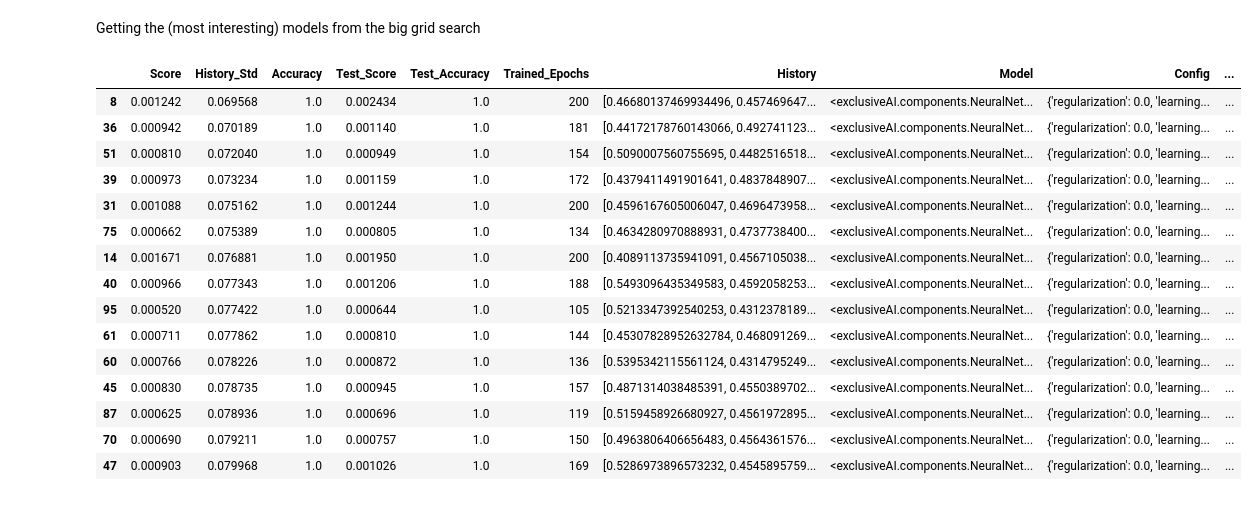
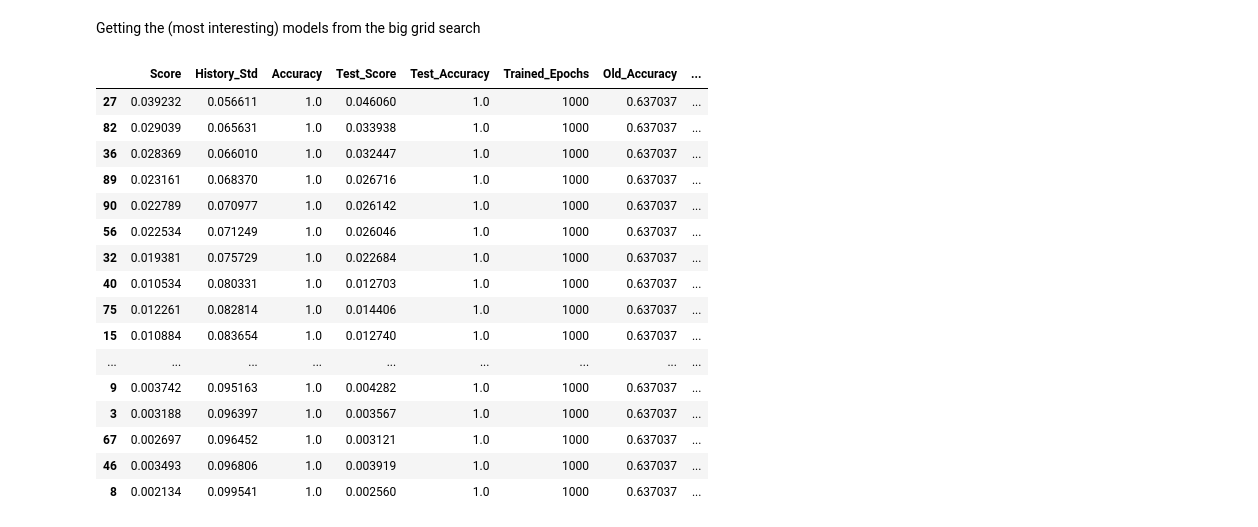
Before and after one commit to exclusiveAI/MLProject, a Jupyter notebook: Notebooks/Monk2.ipynb, the cells around one changed output. Drawn from its saved outputs; the diff is of its cells as text; code cells hidden in the pictures.

```diff
--- a/Notebooks/Monk2.ipynb
+++ b/Notebooks/Monk2.ipynb
@@ -35,22 +36,30 @@ def read_json_files(my_dir_path):
                     my_data = [data['0'] for data in json.load(f).values()]
                     data = pd.concat([data,  pd.DataFrame(my_data)], ignore_index=True, axis=0)
         return data
-batch_size = 32
-epochs = 500
+batch_size = 100
+epochs = 1000
 
-if not os.path.exists('monk2_models_configs.json'):
+final_file = "monk2_models_configs_hist.json"
+
+if not os.path.exists(final_file):
     dir_path = "Monk2/"
 
     all_json_data = read_json_files(dir_path)
-    regularizations = all_json_data['regularization'].unique().tolist()
+    # By knowledge of the dataset, being free of noise we should not need regularization
+    # regularizations = all_json_data['regularization'].unique().tolist()
+    regularizations = [0]
     learning_rates = all_json_data['learning_rate'].unique().tolist()
-    [learning_rates.insert(i, el) for i, el in enumerate(np.arange(0.1, 0.8, 0.1))]
-    momentums = all_json_data['momentum'].unique().tolist()
-    num_of_layers = all_json_data['num_layers'].unique().tolist()
-    num_of_units = set([unit1 for unit in all_json_data['num_of_units'] for unit1 in unit])
+    learning_rates = set([round(value, 1) for value in learning_rates])
+    # momentums = all_json_data['momentum'].unique().tolist()
+    momentums = list(np.arange(0, 0.4, 0.1))
+    # num_of_layers = all_json_data['num_layers'].unique().tolist()
+    num_of_layers = [1]
+    num_of_units = set([unit1 if unit1!=1 else 2 for unit in all_json_data['num_of_units'] for unit1 in unit])
     initializers = ["uniform", "gaussian"]
     activations = ["sigmoid"]
 
+    # ea = EarlyStoppingCallback(patiente_limit=50, eps=)
+    #
     myConfigurator = ConfiguratorGen(random=False, learning_rates=learning_rates, regularizations=regularizations,
                                      loss_function=['mse'], optimizer=['sgd'],
                                      activation_functions=activations,
@@ -66,55 +75,60 @@ if not os.path.exists('monk2_models_configs.json'):
     if __name__ == '__main__':
         configs.append(
             parallel_hold_out(myConfigurator, training=training_data, training_target=training_labels, epochs=epochs,
-                              batch_size=batch_size, num_models=10, workers=8, number_of_initializations=5,
+                              batch_size=batch_size, num_models=100, workers=8, number_of_initializations=3, return_models_history=True,
                               ))
 
         configs = pd.DataFrame(configs)
         # Save as json
-        configs.to_json('monk2_models_configs.json')
+        configs.to_json(final_file)
 else:
-    with open('monk2_models_configs.json', 'r') as f:
+    with open(final_file, 'r') as f:
         configs = [data['0'] for data in json.load(f).values()]
 # %%
 models = []
+old_histories = configs[0]
+configs=configs[1]
 with tqdm(total=len(configs)) as pbar:
-    for config in configs:
+    for old_hist, config in zip(old_histories, configs):
         model = Composer(config=config).compose()
         model.train(inputs=training_data, input_label=training_labels, epochs=epochs, batch_size=batch_size, name=config['model_name'], disable_line=True)
         test_val = model.evaluate(input=test_data, input_label=test_labels)
-        models.append((model.get_last()['mse'], np.std(np.array(model.history['mse'])), model.get_last()['binary_accuracy'], test_val[0], test_val[1], model.curr_epoch, model.history['mee'], Composer(config=config).compose(), config, config['num_layers'], config['num_of_units'], config['model_name']))
+        models.append((model.get_last()['mse'], np.std(np.array(model.history['mse'])), model.get_last()['binary_accuracy'], test_val[0], test_val[1], model.curr_epoch, old_hist['binary_accuracy'][-1],  old_hist['val_binary_accuracy'][-1], old_hist['mee'],  old_hist['val_mee'], model.history['mee'], Composer(config=config).compose(), config, config['num_layers'], config['num_of_units'], config['model_name']))
         pbar.update(1)
 
 # Convert the list of tuples to a DataFrame with one column for each element in the tuple
-df = pd.DataFrame(models, columns=['Score', 'History_Std', 'Accuracy', 'Test_Score', 'Test_Accuracy', 'Trained_Epochs', 'History', 'Model', 'Config', 'Num_Layers', 'Num_of_Units', 'Name'])
+df = pd.DataFrame(models, columns=['Score', 'History_Std', 'Accuracy', 'Test_Score', 'Test_Accuracy', 'Trained_Epochs', 'Old_Accuracy', 'Old_Accuracy_val', 'Old_History', 'Old_History_val', 'History', 'Model', 'Config', 'Num_Layers', 'Num_of_Units', 'Name'])
 # %%
 # Sort the DataFrame by the first element in the tuple (column 'Value')
 
 df_sorted = df.sort_values(by=['Num_Layers', 'History_Std', 'Score', 'Test_Score'])
 df_sorted = df_sorted[df_sorted['Accuracy'] >= 1]
 df_sorted = df_sorted[df_sorted['Test_Accuracy'] >= 1]
-df_sorted = df_sorted[df_sorted['History_Std'] <= 0.08]
-df_sorted = df_sorted[df_sorted['Test_Score'] <= 0.01]
+# df_sorted = df_sorted[df_sorted['History_Std'] <= 0.08]
+# df_sorted = df_sorted[df_sorted['Test_Score'] <= 0.01]
 # df_sorted = df_sorted[df_sorted['Num_Layers'] <= 1]
 # df_sorted['Num_of_Units'] = [value[0] for value in df_sorted['Num_of_Units']]
 # df_sorted = df_sorted[df_sorted['Num_of_Units'] == 4]
 histories = {row[0]: row[1] for row in df_sorted[['Name', 'History']].values}
+old_histories = {row[0]: row[1] for row in df_sorted[['Name', 'Old_History']].values}
+old_histories_val = {row[0]: row[1] for row in df_sorted[['Name', 'Old_History_val']].values}
 df_sorted
 # %% [output]
-|  | Score | History_Std | Accuracy | Test_Score | Test_Accuracy | Trained_Epochs | History | Model | Config | ... |
-| 8 | 0.001242 | 0.069568 | 1.0 | 0.002434 | 1.0 | 200 | [0.46680137469934496, 0.457469647... | <exclusiveAI.components.NeuralNet... | {'regularization': 0.0, 'learning... | ... |
-| 36 | 0.000942 | 0.070189 | 1.0 | 0.001140 | 1.0 | 181 | [0.44172178760143066, 0.492741123... | <exclusiveAI.components.NeuralNet... | {'regularization': 0.0, 'learning... | ... |
-| 51 | 0.000810 | 0.072040 | 1.0 | 0.000949 | 1.0 | 154 | [0.5090007560755695, 0.4482516518... | <exclusiveAI.components.NeuralNet... | {'regularization': 0.0, 'learning... | ... |
-| 39 | 0.000973 | 0.073234 | 1.0 | 0.001159 | 1.0 | 172 | [0.4379411491901641, 0.4837848907... | <exclusiveAI.components.NeuralNet... | {'regularization': 0.0, 'learning... | ... |
-| 31 | 0.001088 | 0.075162 | 1.0 | 0.001244 | 1.0 | 200 | [0.4596167605006047, 0.4696473958... | <exclusiveAI.components.NeuralNet... | {'regularization': 0.0, 'learning... | ... |
-| 75 | 0.000662 | 0.075389 | 1.0 | 0.000805 | 1.0 | 134 | [0.4634280970888931, 0.4737738400... | <exclusiveAI.components.NeuralNet... | {'regularization': 0.0, 'learning... | ... |
-| 14 | 0.001671 | 0.076881 | 1.0 | 0.001950 | 1.0 | 200 | [0.4089113735941091, 0.4567105038... | <exclusiveAI.components.NeuralNet... | {'regularization': 0.0, 'learning... | ... |
-| 40 | 0.000966 | 0.077343 | 1.0 | 0.001206 | 1.0 | 188 | [0.5493096435349583, 0.4592058253... | <exclusiveAI.components.NeuralNet... | {'regularization': 0.0, 'learning... | ... |
-| 95 | 0.000520 | 0.077422 | 1.0 | 0.000644 | 1.0 | 105 | [0.5213347392540253, 0.4312378189... | <exclusiveAI.components.NeuralNet... | {'regularization': 0.0, 'learning... | ... |
-| 61 | 0.000711 | 0.077862 | 1.0 | 0.000810 | 1.0 | 144 | [0.45307828952632784, 0.468091269... | <exclusiveAI.components.NeuralNet... | {'regularization': 0.0, 'learning... | ... |
-| 60 | 0.000766 | 0.078226 | 1.0 | 0.000872 | 1.0 | 136 | [0.5395342115561124, 0.4314795249... | <exclusiveAI.components.NeuralNet... | {'regularization': 0.0, 'learning... | ... |
-| 45 | 0.000830 | 0.078735 | 1.0 | 0.000945 | 1.0 | 157 | [0.4871314038485391, 0.4550389702... | <exclusiveAI.components.NeuralNet... | {'regularization': 0.0, 'learning... | ... |
-| 87 | 0.000625 | 0.078936 | 1.0 | 0.000696 | 1.0 | 119 | [0.5159458926680927, 0.4561972895... | <exclusiveAI.components.NeuralNet... | {'regularization': 0.0, 'learning... | ... |
-| 70 | 0.000690 | 0.079211 | 1.0 | 0.000757 | 1.0 | 150 | [0.4963806406656483, 0.4564361576... | <exclusiveAI.components.NeuralNet... | {'regularization': 0.0, 'learning... | ... |
-| 47 | 0.000903 | 0.079968 | 1.0 | 0.001026 | 1.0 | 169 | [0.5286973896573232, 0.4545895759... | <exclusiveAI.components.NeuralNet... | {'regularization': 0.0, 'learning... | ... |
+|  | Score | History_Std | Accuracy | Test_Score | Test_Accuracy | Trained_Epochs | Old_Accuracy | ... |
+| 27 | 0.039232 | 0.056611 | 1.0 | 0.046060 | 1.0 | 1000 | 0.637037 | ... |
+| 82 | 0.029039 | 0.065631 | 1.0 | 0.033938 | 1.0 | 1000 | 0.637037 | ... |
+| 36 | 0.028369 | 0.066010 | 1.0 | 0.032447 | 1.0 | 1000 | 0.637037 | ... |
+| 89 | 0.023161 | 0.068370 | 1.0 | 0.026716 | 1.0 | 1000 | 0.637037 | ... |
+| 90 | 0.022789 | 0.070977 | 1.0 | 0.026142 | 1.0 | 1000 | 0.637037 | ... |
+| 56 | 0.022534 | 0.071249 | 1.0 | 0.026046 | 1.0 | 1000 | 0.637037 | ... |
+| 32 | 0.019381 | 0.075729 | 1.0 | 0.022684 | 1.0 | 1000 | 0.637037 | ... |
+| 40 | 0.010534 | 0.080331 | 1.0 | 0.012703 | 1.0 | 1000 | 0.637037 | ... |
+| 75 | 0.012261 | 0.082814 | 1.0 | 0.014406 | 1.0 | 1000 | 0.637037 | ... |
+| 15 | 0.010884 | 0.083654 | 1.0 | 0.012740 | 1.0 | 1000 | 0.637037 | ... |
+| ... | ... | ... | ... | ... | ... | ... | ... | ... |
+| 9 | 0.003742 | 0.095163 | 1.0 | 0.004282 | 1.0 | 1000 | 0.637037 | ... |
+| 3 | 0.003188 | 0.096397 | 1.0 | 0.003567 | 1.0 | 1000 | 0.637037 | ... |
+| 67 | 0.002697 | 0.096452 | 1.0 | 0.003121 | 1.0 | 1000 | 0.637037 | ... |
+| 46 | 0.003493 | 0.096806 | 1.0 | 0.003919 | 1.0 | 1000 | 0.637037 | ... |
+| 8 | 0.002134 | 0.099541 | 1.0 | 0.002560 | 1.0 | 1000 | 0.637037 | ... |
 # %%
```
Also changed, not shown: parts of 3 cells of this notebook, 32 other files.
